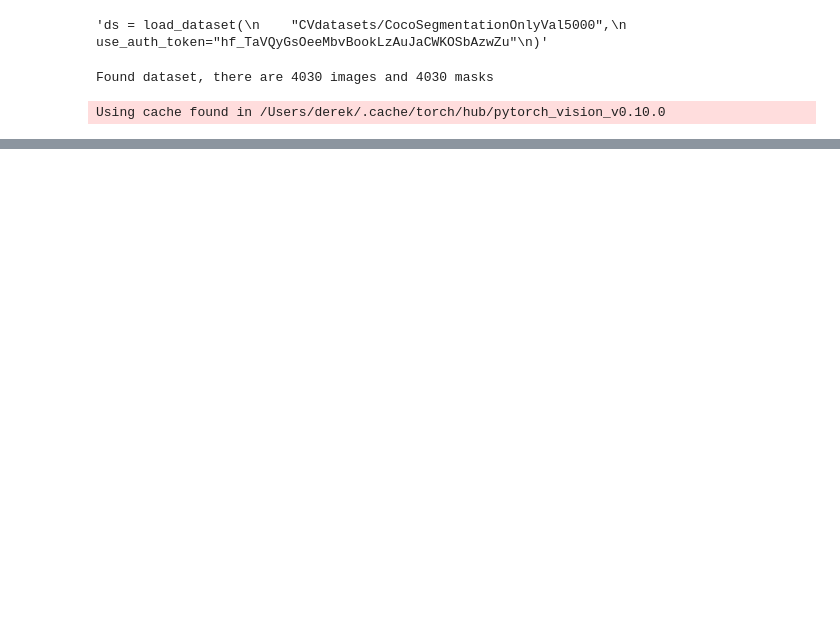
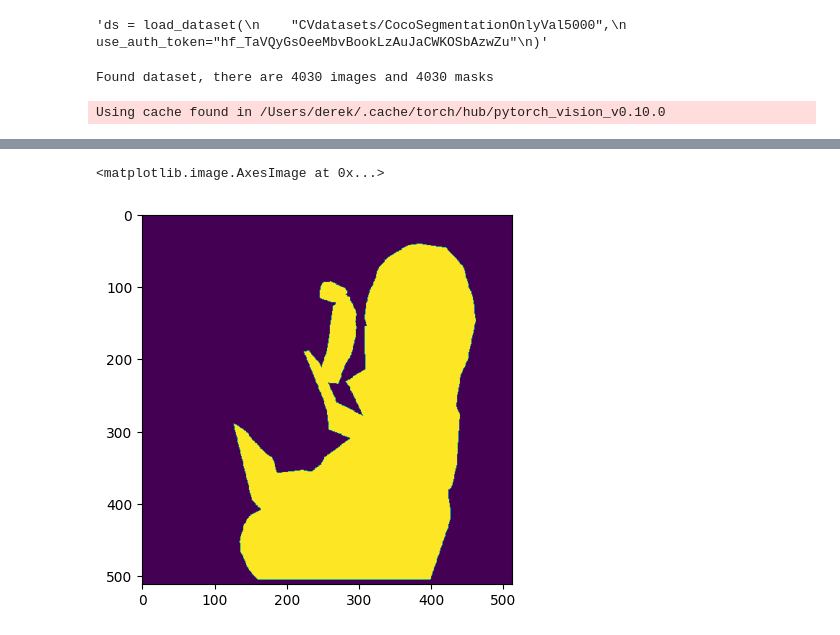
Before and after one commit to rungalileo/dataquality, a Jupyter notebook: docs/cv/coco_deeplab_hooks.ipynb, the cells around one changed output, grey strips where cells are left out. Drawn from its saved outputs; the diff is of its cells as text; code cells hidden in the pictures; blank space fills up the shorter version.

```diff
--- a/docs/cv/coco_deeplab_hooks.ipynb
+++ b/docs/cv/coco_deeplab_hooks.ipynb
@@ -194,0 +392,13 @@ unwatch(model)
+# %%
+polygons = build_polygons_image(im)
+json = [polygon.deserialize_json() for polygon in polygons]
+# %%
+from dataquality.utils.semantic_segmentation.polygons import draw_polygon
+from matplotlib import pyplot as plt
+IMG_SIZE = 512
+
+im = draw_polygon(polygons[3], (IMG_SIZE, IMG_SIZE))
+plt.imshow(im)
+# %% [output]
+<matplotlib.image.AxesImage at 0x...>
+[figure, added]
```
Also changed, not shown: parts of 6 cells of this notebook, 5 other files.
